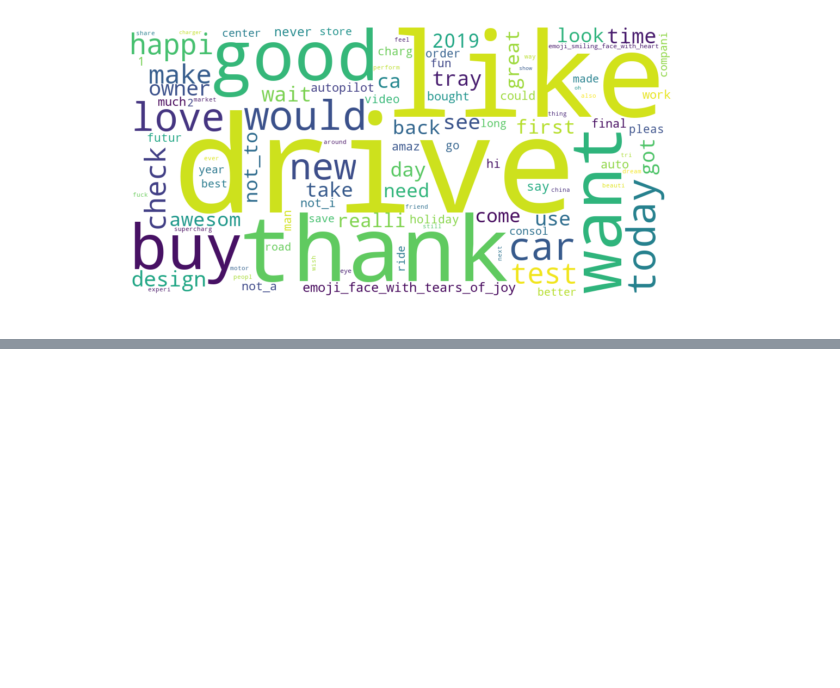
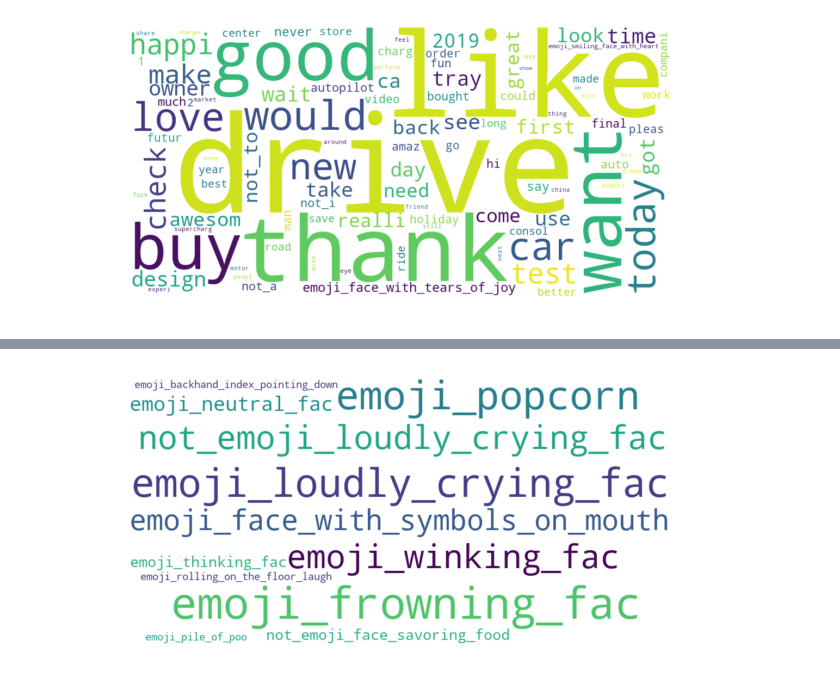
Before and after one commit to edwardsong05/ENSF-619-03-04-ClassProject, a Jupyter notebook: Visualizations/word clouds.ipynb, the cells around one changed output, grey strips where cells are left out. Cells and saved outputs as stored; diff of their text form; code cells hidden in the pictures; blank space fills up the shorter version.

```diff
--- a/Visualizations/word clouds.ipynb
+++ b/Visualizations/word clouds.ipynb
@@ -178,0 +229,7 @@ plt.show()
+# %%
+plt.figure(figsize=(10, 5))
+plt.imshow(wc, interpolation='bilinear')
+plt.axis("off")
+plt.show()
+# %% [output]
+[figure, added]
```
Also changed, not shown: parts of 8 cells of this notebook.
